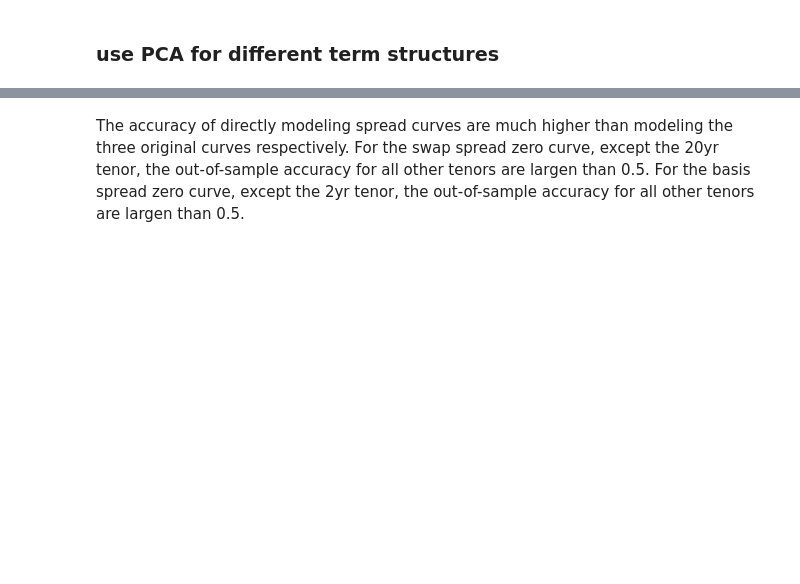
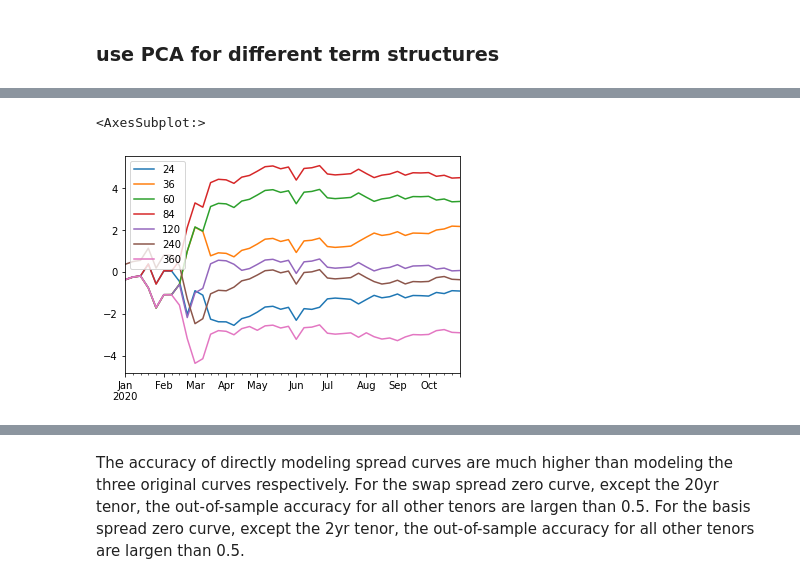
Before and after one commit to DarseZ/CurveFrcst-Using-ManifoldLrn, a Jupyter notebook: DmnsRdct_StateFrcst.ipynb, the cells around one changed output, grey strips where cells are left out. Cells and saved outputs as stored; diff of their text form; code cells hidden in the pictures; blank space fills up the shorter version.

```diff
--- a/DmnsRdct_StateFrcst.ipynb
+++ b/DmnsRdct_StateFrcst.ipynb
@@ -716,0 +806,5 @@ res_BasisSpd_zero
+# %%
+PnL_BasisSpd_zero.cumsum().plot()
+# %% [output]
+<AxesSubplot:>
+[figure, added]
```
Also changed, not shown: parts of 28 cells of this notebook.
